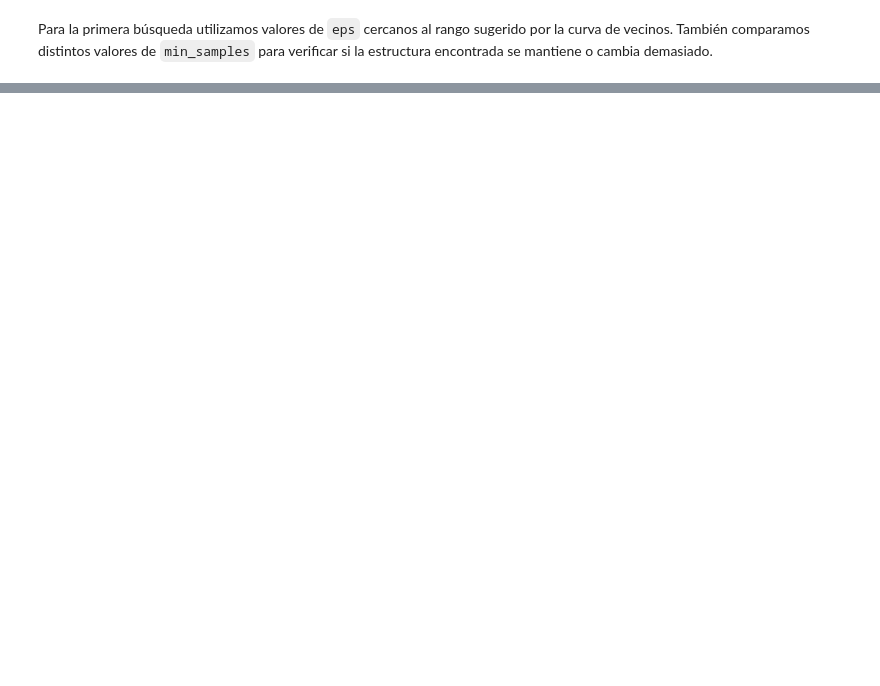
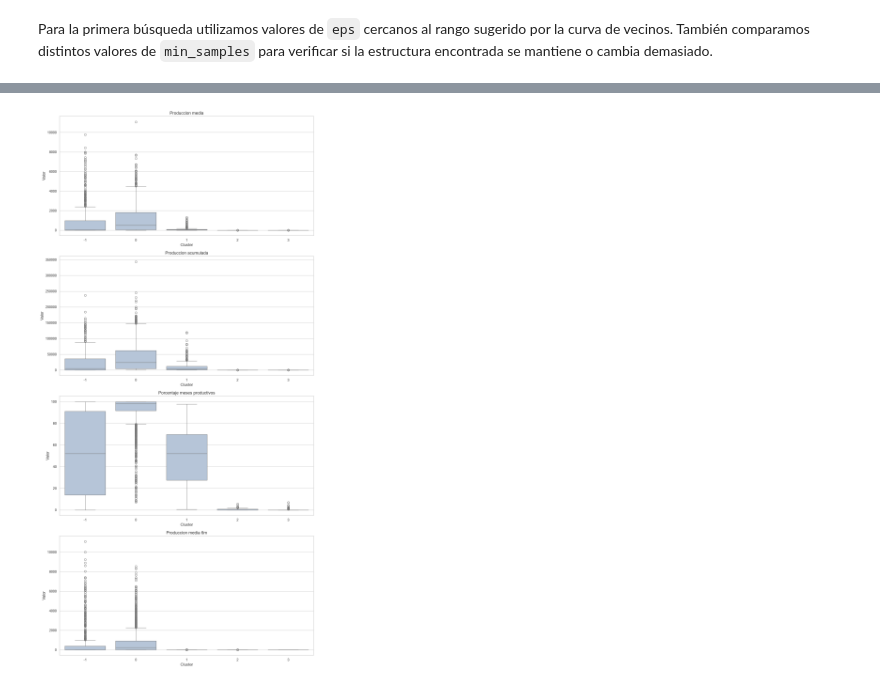
Before and after one commit to alexParedes027/oil-production-prediction, a Jupyter notebook: notebooks/07_modelado_clustering.ipynb, the cells around one changed output, grey strips where cells are left out. Saved outputs shown, nothing was run; the diff lists cells and outputs as text; code cells hidden in the pictures; blank space fills up the shorter version.

Commit message:
Primer modelo de clustering DBSCAN

```diff
--- a/notebooks/07_modelado_clustering.ipynb
+++ b/notebooks/07_modelado_clustering.ipynb
@@ -511,0 +812,34 @@ display(
+# %%
+variables_graficos_clusters = [
+    "produccion_media",
+    "produccion_acumulada",
+    "porcentaje_meses_productivos",
+    "produccion_media_6m",
+]
+
+fig, ejes = plt.subplots(
+    nrows=4,
+    ncols=1,
+    figsize=(12, 24)
+)
+
+for eje, variable in zip(ejes, variables_graficos_clusters):
+    sns.boxplot(
+        data=perfiles_candidato,
+        x="cluster",
+        y=variable,
+        color="lightsteelblue",
+        ax=eje,
+    )
+
+    eje.set_title(
+        variable.replace("_", " ").capitalize(),
+        fontsize=13,
+    )
+    eje.set_xlabel("Cluster")
+    eje.set_ylabel("Valor")
+
+plt.tight_layout()
+plt.show()
+# %% [output]
+[figure, added]
```
Also changed, not shown: parts of 22 cells of this notebook.
